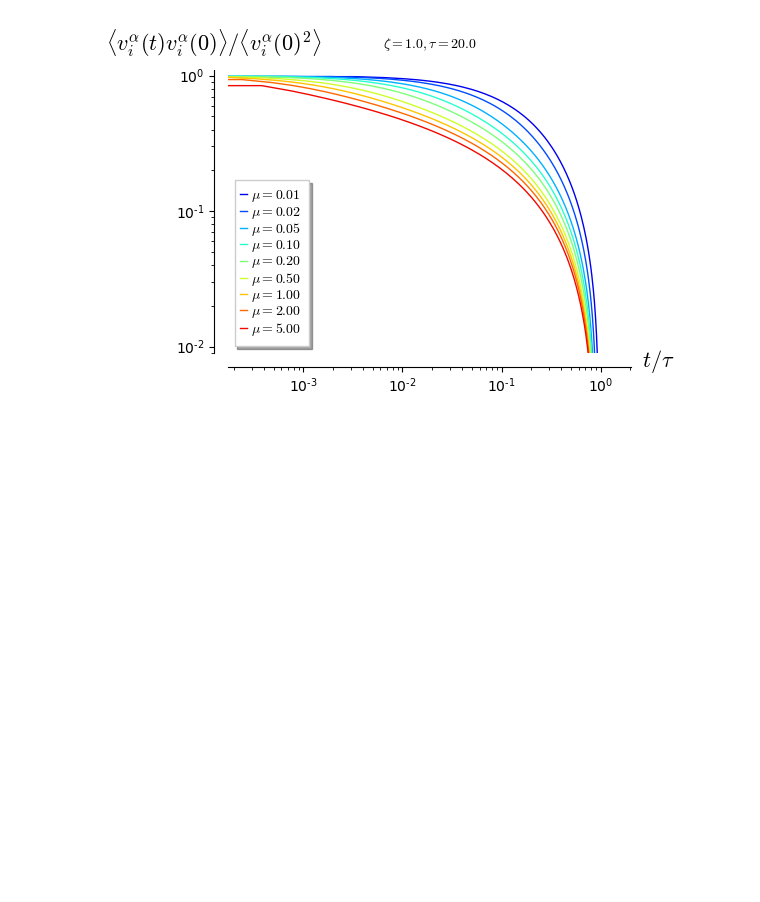
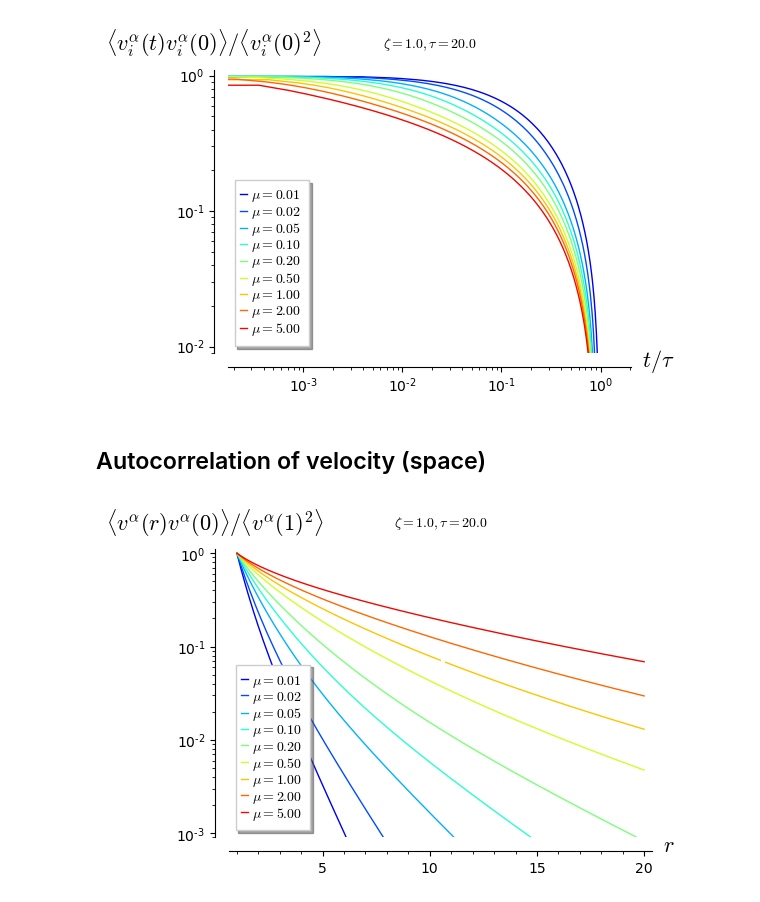
Before and after one commit to yketa/PhD_Wiki, a Jupyter notebook: Summaries/henkes_natcomm_2020/henkes_natcomm_2020.ipynb, the cells around one changed output. Saved outputs shown, nothing was run; the diff lists cells and outputs as text; code cells hidden in the pictures; blank space fills up the shorter version.

```diff
--- a/Summaries/henkes_natcomm_2020/henkes_natcomm_2020.ipynb
+++ b/Summaries/henkes_natcomm_2020/henkes_natcomm_2020.ipynb
@@ -45,0 +46,29 @@ sum(p).save("henkes_natcomm_2020_eq57.svg")
+# %% [markdown]
+## Autocorrelation of velocity (space)
+# %%
+def Cvvr(r, a=1.0, v0=1.0, zeta=1.0, mu=0.5, tau=1.0):
+    """
+    Radial autocorrelation function of the velocity field. (main text, Eq. 14)
+    Assumes B + \\mu = 4.3 \\mu.
+    """
+
+    xiL2 = 4.3*mu*tau/zeta
+    xiT2 = mu*tau/zeta
+
+    return (((a**2)*(v0**2))/(4.0*gp(pi)))*(
+        bessel_K(0, r/sqrt(xiL2))/xiL2 + bessel_K(0, r/sqrt(xiT2))/xiT2)
+# %%
+Cvvr0 = {mu: Cvvr(1, mu=mu, zeta=zeta, tau=tau) for mu in _mu}
+pr = [plot(lambda r: Cvvr(r, mu=mu, zeta=zeta, tau=tau)/Cvvr0[mu],
+    (1, 20),
+    scale='semilogy', xmin=0, xmax=20, ymin=1e-3, ymax=1e0,
+    rgbcolor=colors[mu][:-1], legend_label=r'$\mu=%.2f$' % mu,
+    axes_labels=[
+        r'$r$',
+        r'$\langle v^{\alpha}(r) v^{\alpha}(0)\rangle$'
+            +r'$/\langle v^{\alpha}(1)^2\rangle$'],
+    title=r'$\zeta=%.1f, \tau=%.1f$' % (zeta, tau))
+    for mu in _mu]
+sum(pr)
+# %% [output]
+[figure, added]
```
Also changed, not shown: parts of 6 cells of this notebook, 3 other files.
